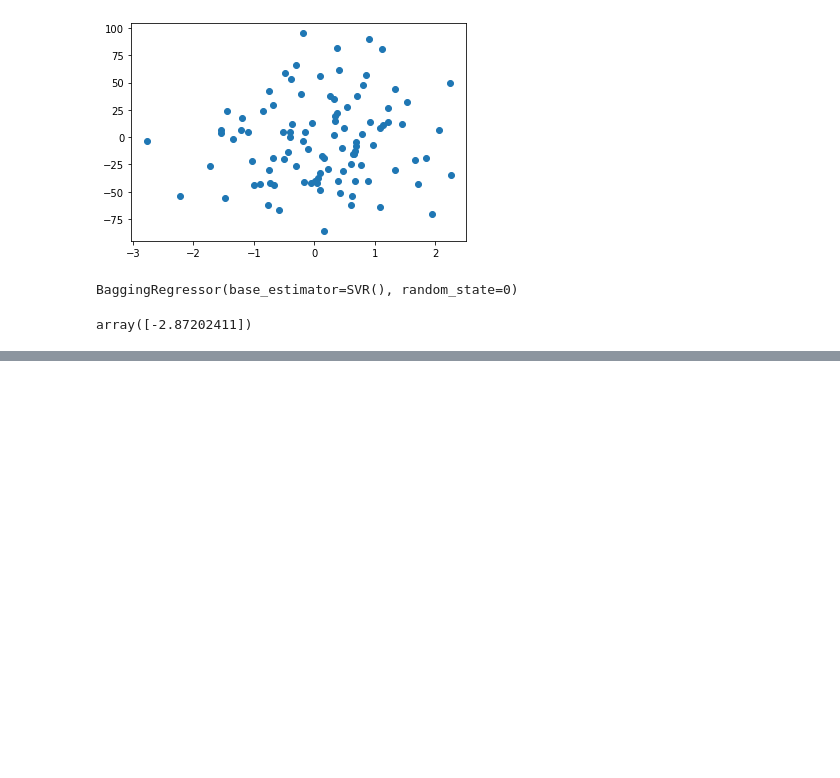
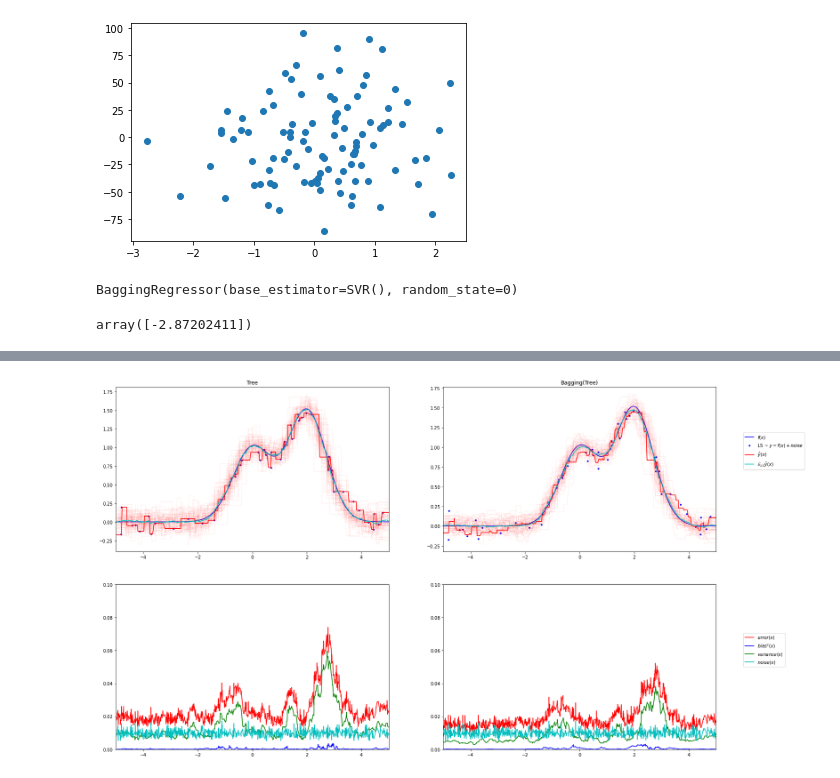
Before and after one commit to reddyprasade/Machine-Learning-with-Scikit-Learn-Python-3.x, a Jupyter notebook: Ensembling methods/Bagging/Bagging_Regression/Bagging Regressor.ipynb, the cells around one changed output, grey strips where cells are left out. Cells and saved outputs as stored; diff of their text form; code cells hidden in the pictures; blank space fills up the shorter version.

```diff
--- a/Ensembling methods/Bagging/Bagging_Regression/Bagging Regressor.ipynb
+++ b/Ensembling methods/Bagging/Bagging_Regression/Bagging Regressor.ipynb
@@ -67,0 +90,6 @@ array([-2.87202411])
+# %%
+# Generate data
+def f(x):
+    x = x.ravel()
+
+    return np.exp(-x ** 2) + 1.5 * np.exp(-(x - 2) ** 2)
@@ -67,0 +112,79 @@ array([-2.87202411])
+# %%
+X_train = []
+y_train = []
+
+for i in range(n_repeat):
+    X, y = generate(n_samples=n_train, noise=noise)
+    X_train.append(X)
+    y_train.append(y)
+# %%
+X_test, y_test = generate(n_samples=n_test, noise=noise, n_repeat=n_repeat)
+# %%
+
+plt.figure(figsize=(30, 15))
+
+# Loop over estimators to compare
+for n, (name, estimator) in enumerate(estimators):
+    # Compute predictions
+    y_predict = np.zeros((n_test, n_repeat))
+
+    for i in range(n_repeat):
+        estimator.fit(X_train[i], y_train[i])
+        y_predict[:, i] = estimator.predict(X_test)
+
+    # Bias^2 + Variance + Noise decomposition of the mean squared error
+    y_error = np.zeros(n_test)
+
+    for i in range(n_repeat):
+        for j in range(n_repeat):
+            y_error += (y_test[:, j] - y_predict[:, i]) ** 2
+
+    y_error /= (n_repeat * n_repeat)
+
+    y_noise = np.var(y_test, axis=1)
+    y_bias = (f(X_test) - np.mean(y_predict, axis=1)) ** 2
+    y_var = np.var(y_predict, axis=1)
+
+    print("{0}: {1:.4f} (error) = {2:.4f} (bias^2) "
+          " + {3:.4f} (var) + {4:.4f} (noise)".format(name,
+                                                      np.mean(y_error),
+                                                      np.mean(y_bias),
+                                                      np.mean(y_var),
+                                                      np.mean(y_noise)))
+
+    # Plot figures
+    plt.subplot(2, n_estimators, n + 1)
+    plt.plot(X_test, f(X_test), "b", label="$f(x)$")
+    plt.plot(X_train[0], y_train[0], ".b", label="LS ~ $y = f(x)+noise$")
+
+    for i in range(n_repeat):
+        if i == 0:
+            plt.plot(X_test, y_predict[:, i], "r", label=r"$\^y(x)$")
+        else:
+            plt.plot(X_test, y_predict[:, i], "r", alpha=0.05)
+
+    plt.plot(X_test, np.mean(y_predict, axis=1), "c",
+             label=r"$\mathbb{E}_{LS} \^y(x)$")
+
+    plt.xlim([-5, 5])
+    plt.title(name)
+
+    if n == n_estimators - 1:
+        plt.legend(loc=(1.1, .5))
+
+    plt.subplot(2, n_estimators, n_estimators + n + 1)
+    plt.plot(X_test, y_error, "r", label="$error(x)$")
+    plt.plot(X_test, y_bias, "b", label="$bias^2(x)$"),
+    plt.plot(X_test, y_var, "g", label="$variance(x)$"),
+    plt.plot(X_test, y_noise, "c", label="$noise(x)$")
+
+    plt.xlim([-5, 5])
+    plt.ylim([0, 0.1])
+
+    if n == n_estimators - 1:
+
+        plt.legend(loc=(1.1, .5))
+
+plt.subplots_adjust(right=.75)
+plt.show()
+# %% [output]
@@ -67,0 +193 @@ array([-2.87202411])
+[figure, added]
```
Also changed, not shown: parts of 6 cells of this notebook.
